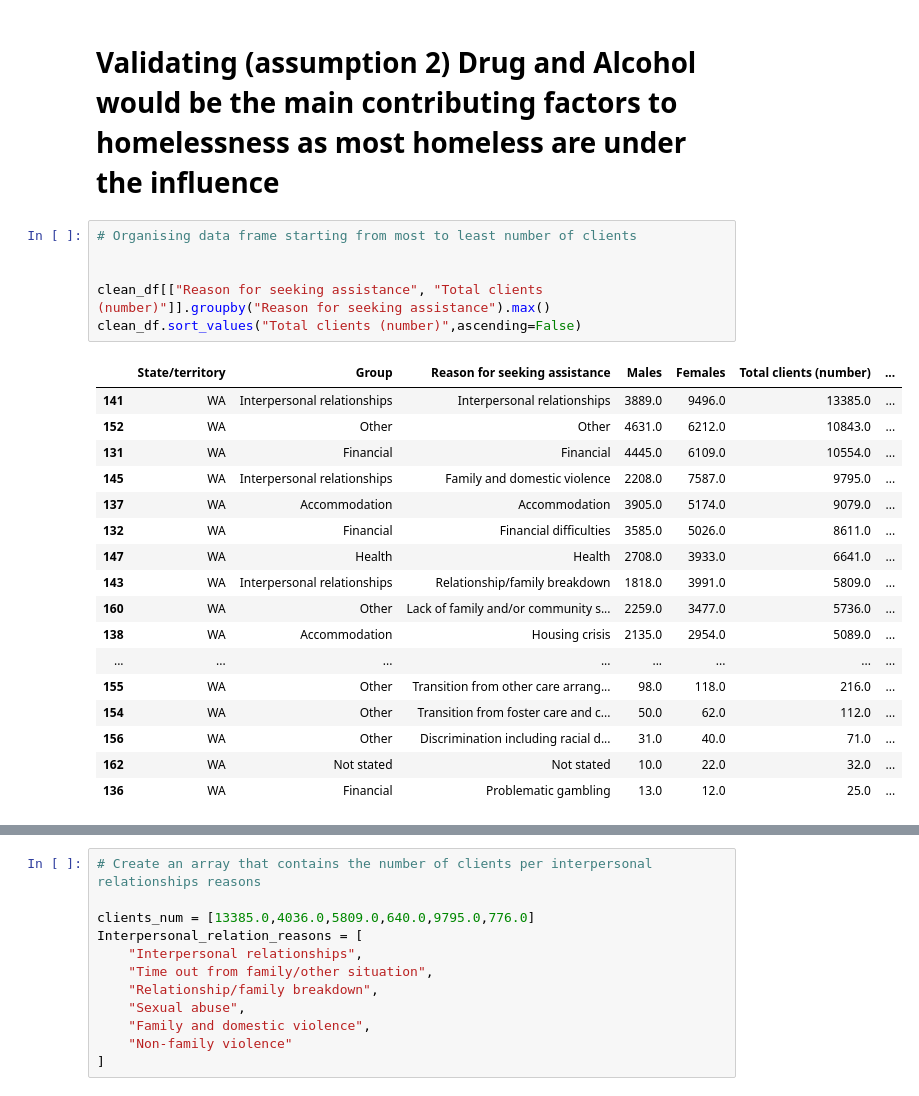
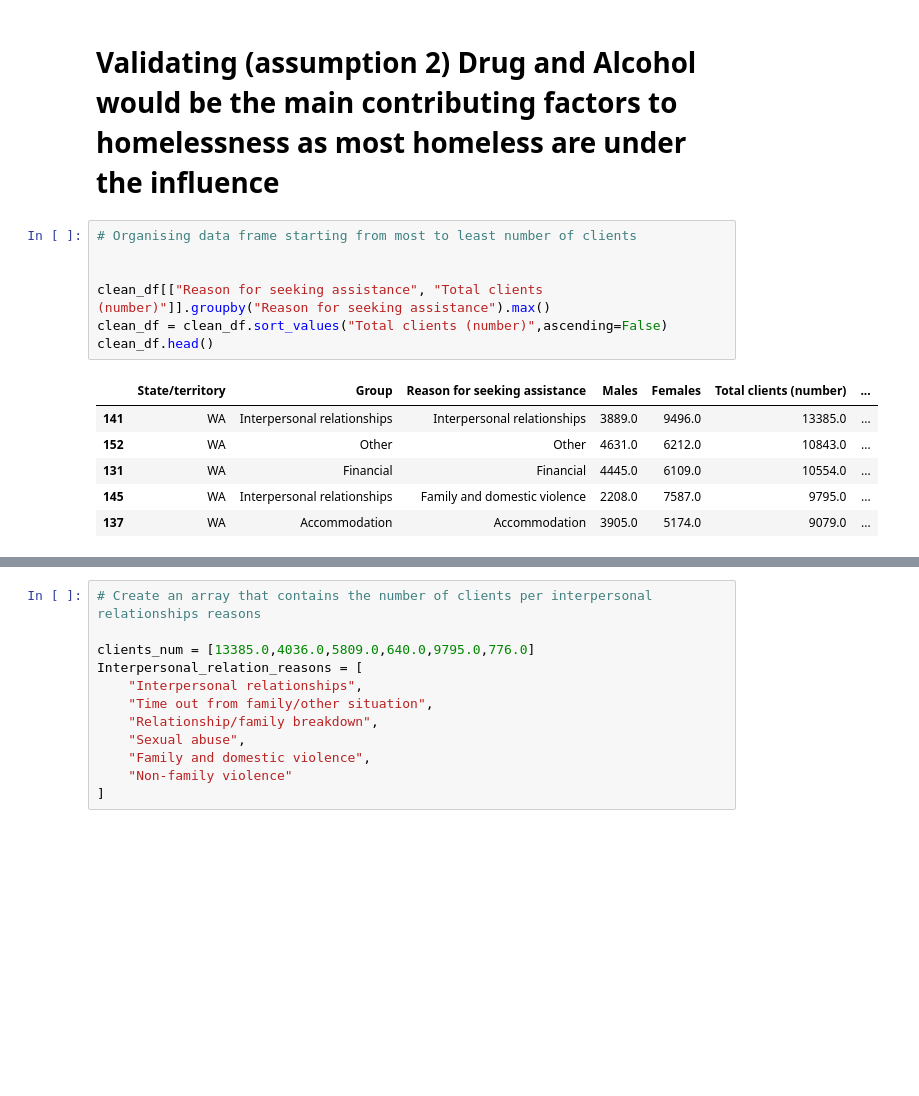
Before and after one commit to briginmis/project-1, a Jupyter notebook: factors_homelessness.ipynb, the cells around one changed output, grey strips where cells are left out. Drawn from its saved outputs; the diff is of its cells as text; blank space fills up the shorter version.

```diff
--- a/factors_homelessness.ipynb
+++ b/factors_homelessness.ipynb
@@ -151,24 +152,14 @@ plt.show()
 # %%
 # Organising data frame starting from most to least number of clients
 
 
 clean_df[["Reason for seeking assistance", "Total clients (number)"]].groupby("Reason for seeking assistance").max()
-clean_df.sort_values("Total clients (number)",ascending=False)
+clean_df = clean_df.sort_values("Total clients (number)",ascending=False)
+clean_df.head()
 # %% [output]
 |  | State/territory | Group | Reason for seeking assistance | Males | Females | Total clients (number) | ... |
 | 141 | WA | Interpersonal relationships | Interpersonal relationships | 3889.0 | 9496.0 | 13385.0 | ... |
 | 152 | WA | Other | Other | 4631.0 | 6212.0 | 10843.0 | ... |
 | 131 | WA | Financial | Financial | 4445.0 | 6109.0 | 10554.0 | ... |
 | 145 | WA | Interpersonal relationships | Family and domestic violence | 2208.0 | 7587.0 | 9795.0 | ... |
 | 137 | WA | Accommodation | Accommodation | 3905.0 | 5174.0 | 9079.0 | ... |
-| 132 | WA | Financial | Financial difficulties | 3585.0 | 5026.0 | 8611.0 | ... |
-| 147 | WA | Health | Health | 2708.0 | 3933.0 | 6641.0 | ... |
-| 143 | WA | Interpersonal relationships | Relationship/family breakdown | 1818.0 | 3991.0 | 5809.0 | ... |
-| 160 | WA | Other | Lack of family and/or community s... | 2259.0 | 3477.0 | 5736.0 | ... |
-| 138 | WA | Accommodation | Housing crisis | 2135.0 | 2954.0 | 5089.0 | ... |
-| ... | ... | ... | ... | ... | ... | ... | ... |
-| 155 | WA | Other | Transition from other care arrang... | 98.0 | 118.0 | 216.0 | ... |
-| 154 | WA | Other | Transition from foster care and c... | 50.0 | 62.0 | 112.0 | ... |
-| 156 | WA | Other | Discrimination including racial d... | 31.0 | 40.0 | 71.0 | ... |
-| 162 | WA | Not stated | Not stated | 10.0 | 22.0 | 32.0 | ... |
-| 136 | WA | Financial | Problematic gambling | 13.0 | 12.0 | 25.0 | ... |
```
Also changed, not shown: parts of 20 cells of this notebook, 2 other files.
